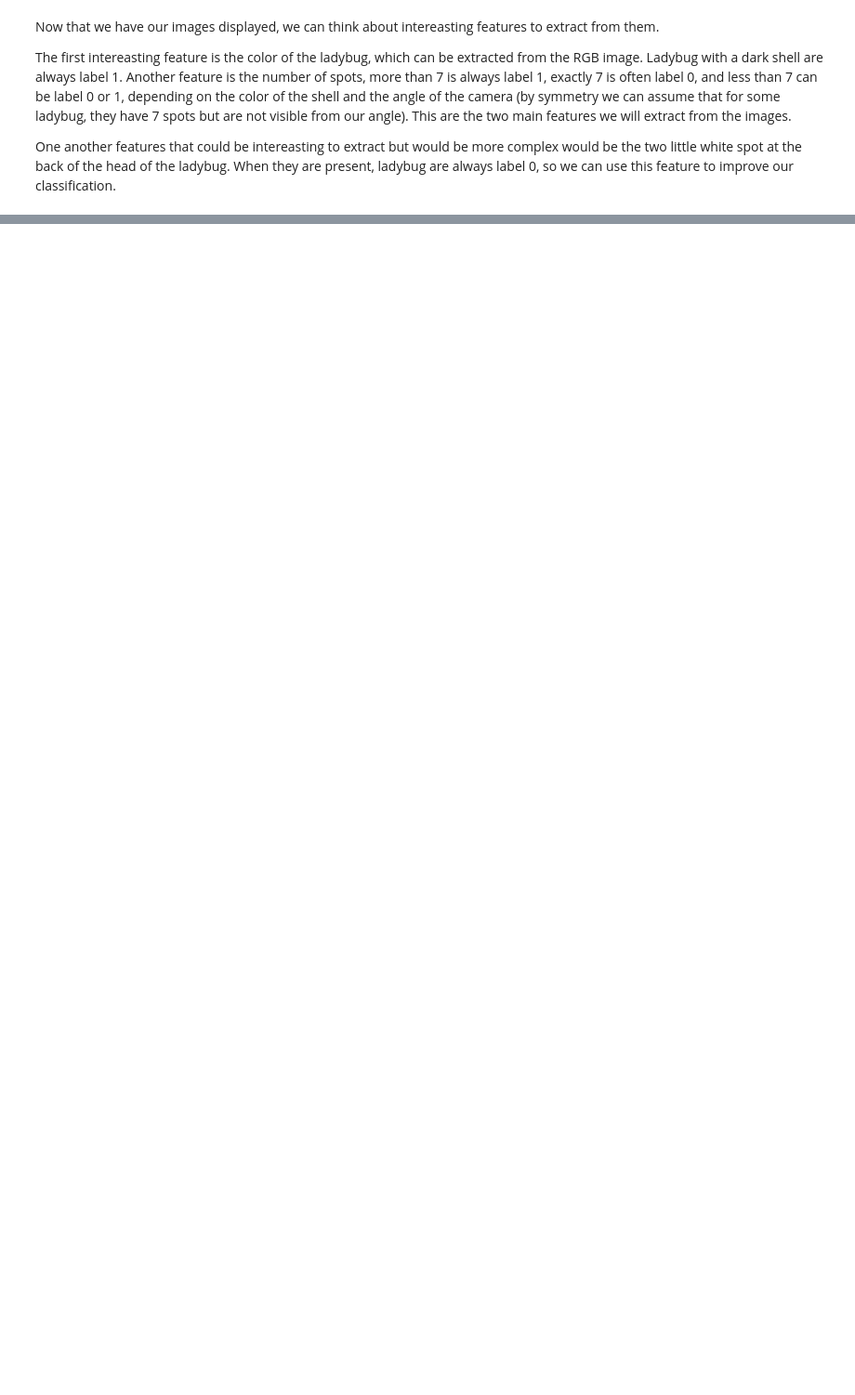
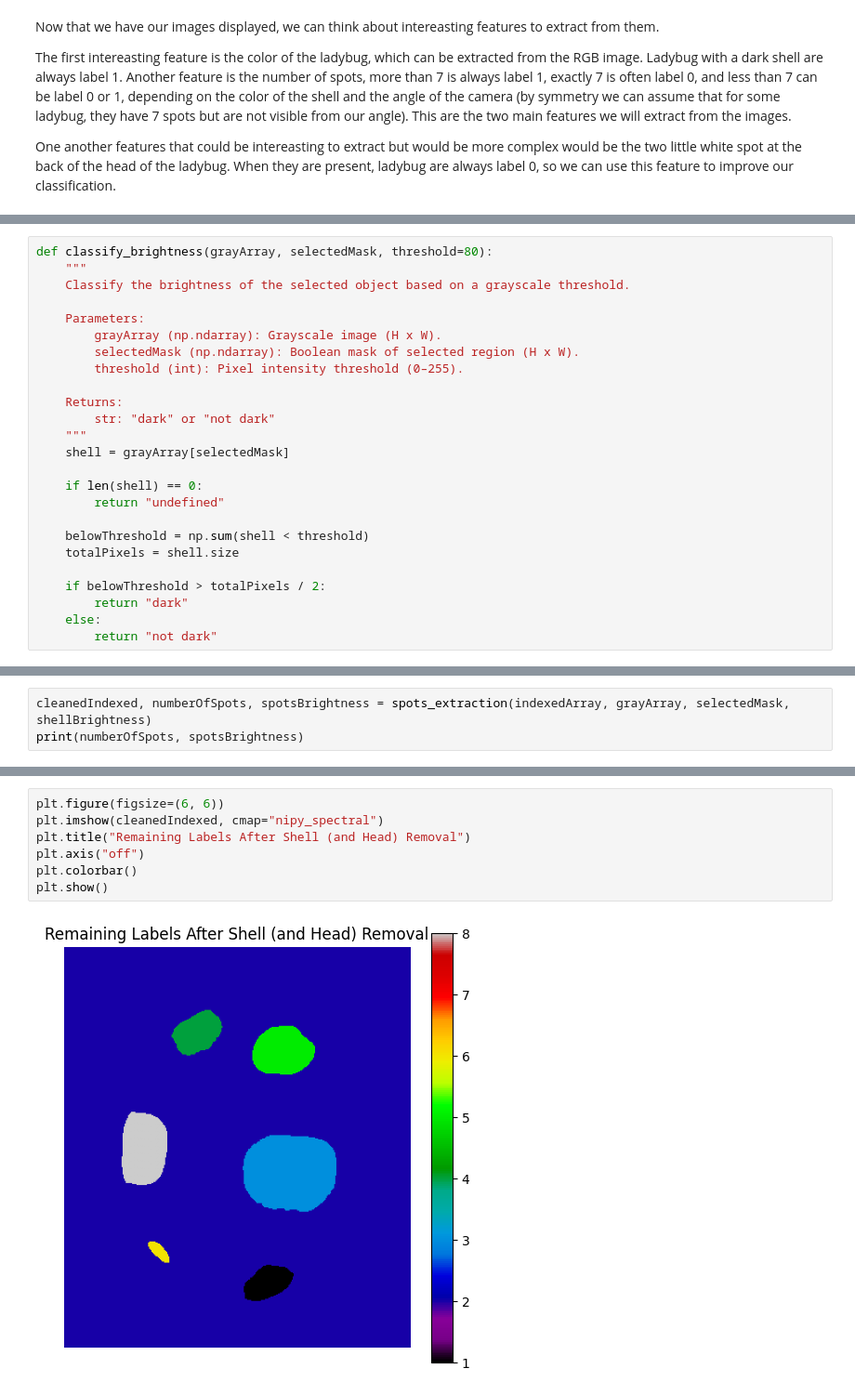
Before and after one commit to godefroylmb/Ladybug, a Jupyter notebook: feature_extraction.ipynb, the cells around one changed output, grey strips where cells are left out. Shown at 93% size. Drawn from its saved outputs; the diff is of its cells as text; blank space fills up the shorter version.

Commit message:
Spots extraction

```diff
--- a/feature_extraction.ipynb
+++ b/feature_extraction.ipynb
@@ -231,0 +251,25 @@ plt.show()
+# %%
+def classify_brightness(grayArray, selectedMask, threshold=80):
+    """
+    Classify the brightness of the selected object based on a grayscale threshold.
+
+    Parameters:
+        grayArray (np.ndarray): Grayscale image (H x W).
+        selectedMask (np.ndarray): Boolean mask of selected region (H x W).
+        threshold (int): Pixel intensity threshold (0–255).
+
+    Returns:
+        str: "dark" or "not dark"
+    """
+    shell = grayArray[selectedMask]
+
+    if len(shell) == 0:
+        return "undefined"
+
+    belowThreshold = np.sum(shell < threshold)
+    totalPixels = shell.size
+
+    if belowThreshold > totalPixels / 2:
+        return "dark"
+    else:
+        return "not dark"
@@ -231,0 +386,3 @@ plt.show()
+# %%
+cleanedIndexed, numberOfSpots, spotsBrightness = spots_extraction(indexedArray, grayArray, selectedMask, shellBrightness)
+print(numberOfSpots, spotsBrightness)
@@ -231,0 +391,9 @@ plt.show()
+# %%
+plt.figure(figsize=(6, 6))
+plt.imshow(cleanedIndexed, cmap="nipy_spectral")
+plt.title("Remaining Labels After Shell (and Head) Removal")
+plt.axis("off")
+plt.colorbar()
+plt.show()
+# %% [output]
+[figure, added]
```
Also changed, not shown: parts of 20 cells of this notebook.
